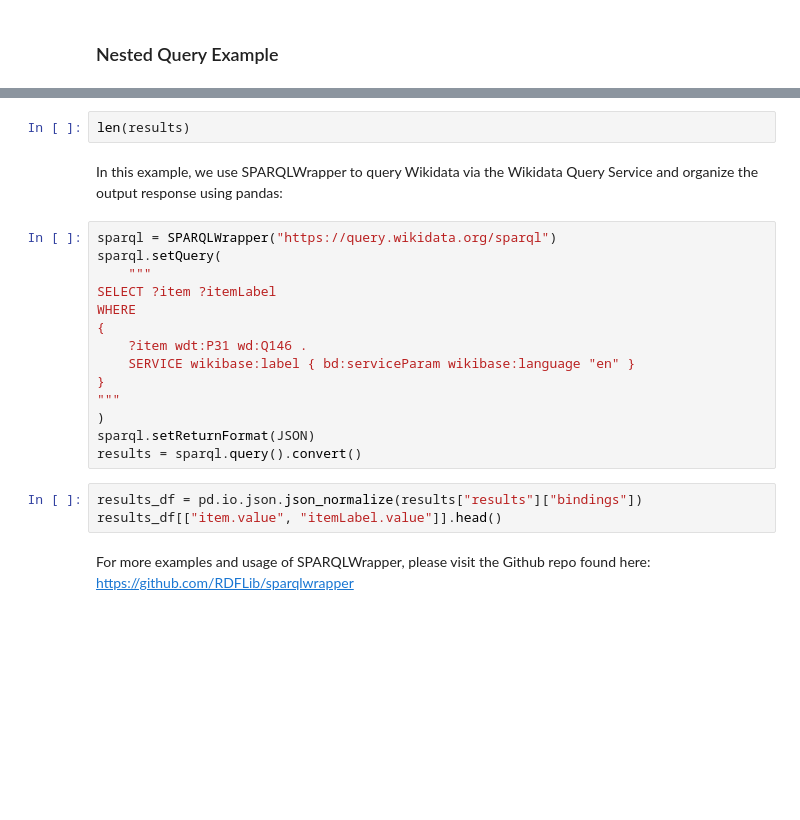
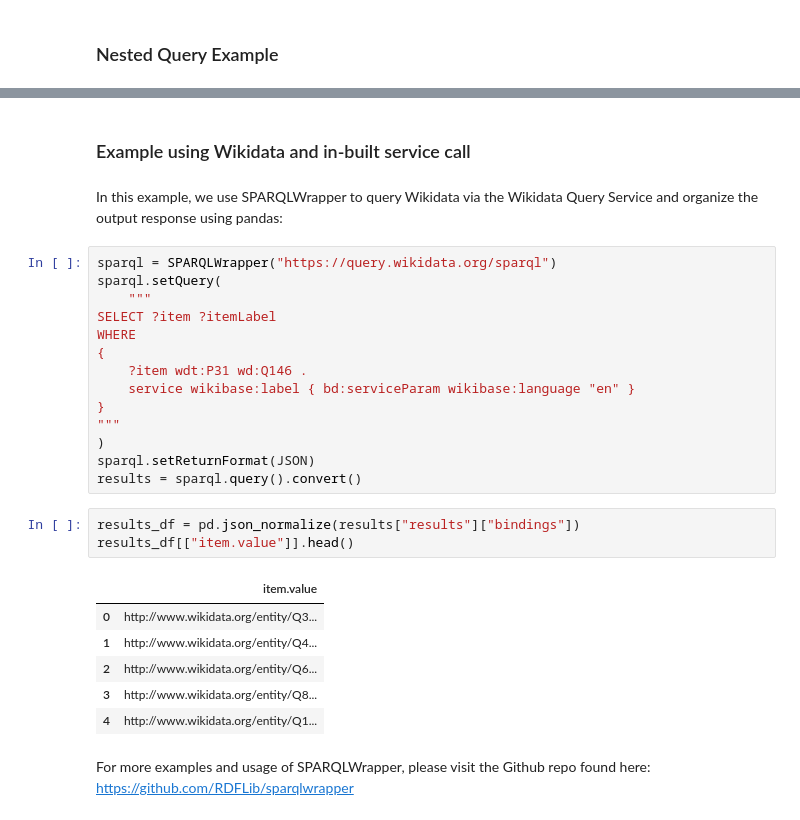
Before and after one commit to jupyrdf/ipyradiant, a Jupyter notebook: examples/RemoteQuery_Example.ipynb, the cells around one changed output, grey strips where cells are left out. Drawn from its saved outputs; the diff is of its cells as text; blank space fills up the shorter version.

```diff
--- a/examples/RemoteQuery_Example.ipynb
+++ b/examples/RemoteQuery_Example.ipynb
@@ -94,5 +156,5 @@ results = sparql.query().convert()
-# %%
-len(results)
+# %% [markdown]
+### Example using Wikidata and in-built service call
 # %% [markdown]
 In this example, we use SPARQLWrapper to query Wikidata via the Wikidata Query Service
 and organize the output response using pandas:
@@ -104,15 +166,22 @@ SELECT ?item ?itemLabel
 WHERE
 {
     ?item wdt:P31 wd:Q146 .
-    SERVICE wikibase:label { bd:serviceParam wikibase:language "en" }
+    service wikibase:label { bd:serviceParam wikibase:language "en" }
 }
 """
 )
 sparql.setReturnFormat(JSON)
 results = sparql.query().convert()
 # %%
-results_df = pd.io.json.json_normalize(results["results"]["bindings"])
-results_df[["item.value", "itemLabel.value"]].head()
+results_df = pd.json_normalize(results["results"]["bindings"])
+results_df[["item.value"]].head()
+# %% [output]
+|  | item.value |
+| 0 | http://www.wikidata.org/entity/Q3... |
+| 1 | http://www.wikidata.org/entity/Q4... |
+| 2 | http://www.wikidata.org/entity/Q6... |
+| 3 | http://www.wikidata.org/entity/Q8... |
+| 4 | http://www.wikidata.org/entity/Q1... |
 # %% [markdown]
 For more examples and usage of SPARQLWrapper, please visit the Github repo found here:
 https://github.com/RDFLib/sparqlwrapper
```
Also changed, not shown: parts of 20 cells of this notebook, 18 other files.
